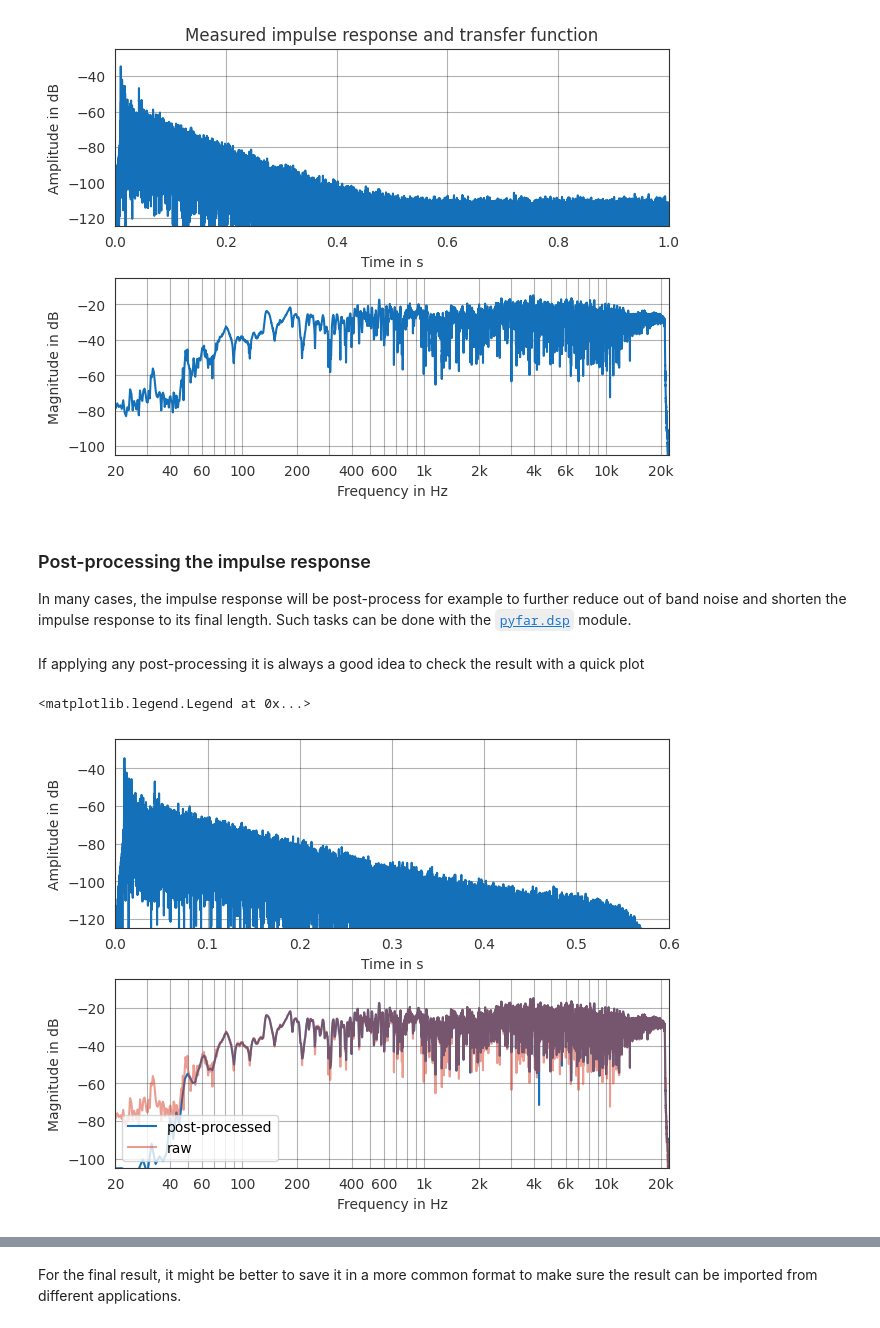
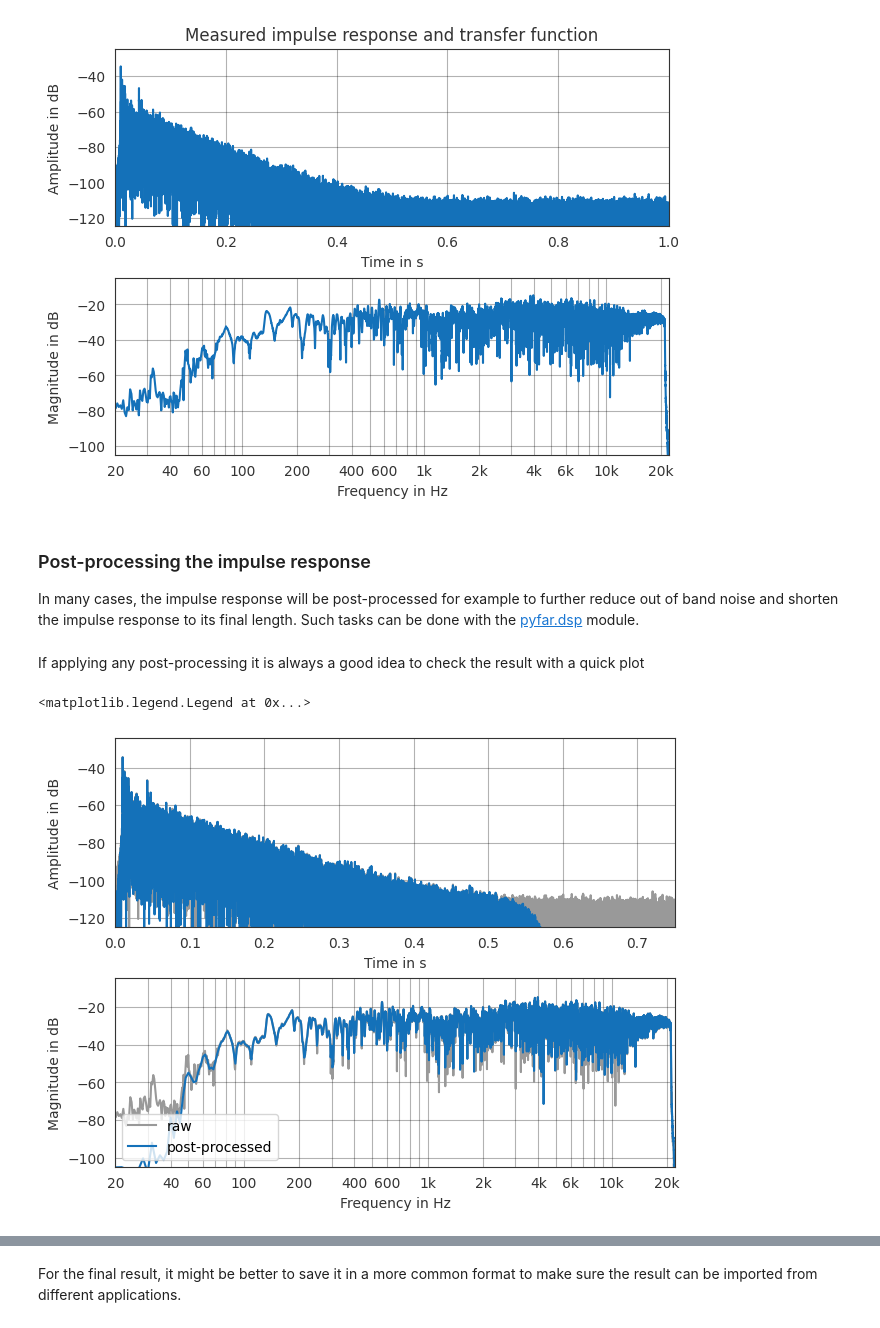
Before and after one commit to pyfar/gallery, a Jupyter notebook: docs/gallery/static/impulse_response_measurement.ipynb, the cells around one changed output, grey strips where cells are left out. Cells and saved outputs as stored; diff of their text form; code cells hidden in the pictures.

```diff
--- a/docs/gallery/static/impulse_response_measurement.ipynb
+++ b/docs/gallery/static/impulse_response_measurement.ipynb
@@ -135,7 +135,7 @@ Text(0.5, 1.0, 'Measured impulse response and transfer function')
 # %% [markdown]
 ### Post-processing the impulse response
 
-In many cases, the impulse response will be post-process for example to further reduce out of band noise and shorten the impulse response to its final length. Such tasks can be done with the [`pyfar.dsp`](https://pyfar.readthedocs.io/en/stable/modules/pyfar.dsp.html) module.
+In many cases, the impulse response will be post-processed for example to further reduce out of band noise and shorten the impulse response to its final length. Such tasks can be done with the [pyfar.dsp](https://pyfar.readthedocs.io/en/stable/modules/pyfar.dsp.html) module.
 # %%
 # apply high-pass to reject out of band noise
 h_processed = pf.dsp.filter.butterworth(h, 8, 40, 'highpass')
@@ -146,12 +146,13 @@ h_processed = pf.dsp.time_window(
 # %% [markdown]
 If applying any post-processing it is always a good idea to check the result with a quick plot
 # %%
-ax = pf.plot.time_freq(h_processed, dB_time=True, label='post-processed')
-pf.plot.freq(h, label='raw', ax=ax[1], alpha=.5)
-ax[1].legend(loc=3)
+ax = pf.plot.time_freq(h, dB_time=True, color=[.6, .6, .6], label='raw')
+pf.plot.time_freq(h_processed, dB_time=True, label='post-processed')
+ax[0].set_xlim(0, .75)
+ax[1].legend(loc='lower left')
 # %% [output]
 <matplotlib.legend.Legend at 0x...>
-[figure, old version]
+[figure, new version]
 # %% [markdown]
 ### Saving the data
 
```
Also changed, not shown: parts of 6 cells of this notebook.
